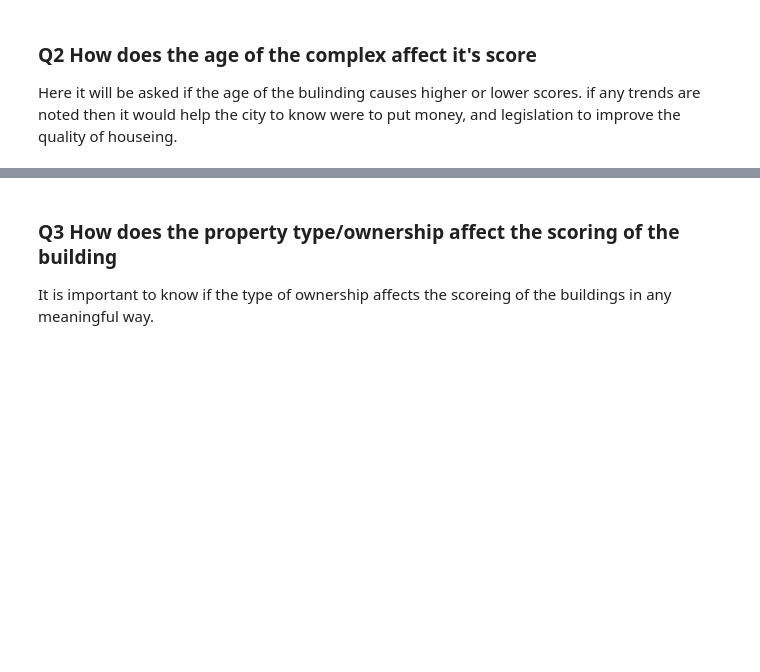
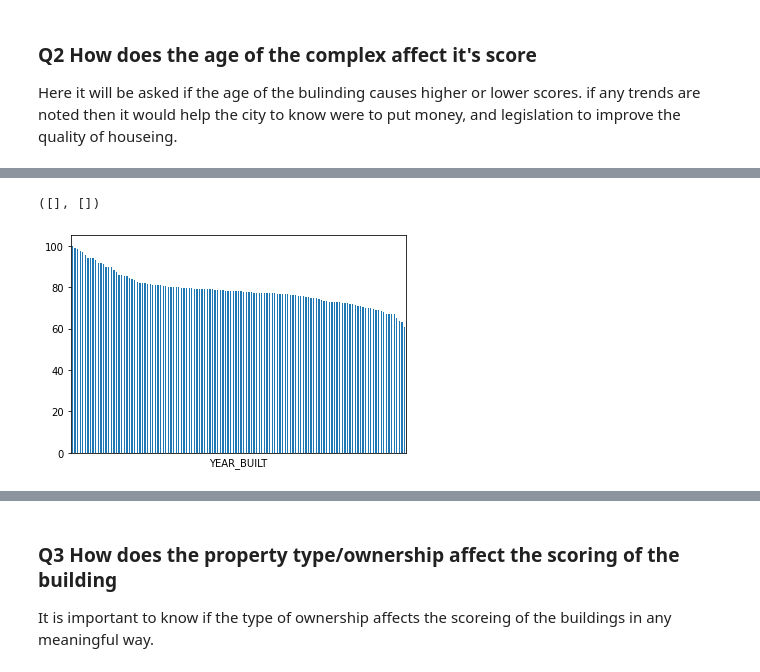
Before and after one commit to Seg-fau1t/CSCI-2000U-Final-Project-Group-6, a Jupyter notebook: My Work/Project-Group-6-Proposal.ipynb, the cells around one changed output, grey strips where cells are left out. Cells and saved outputs as stored; diff of their text form; code cells hidden in the pictures; blank space fills up the shorter version.

```diff
--- a/My Work/Project-Group-6-Proposal.ipynb
+++ b/My Work/Project-Group-6-Proposal.ipynb
@@ -291,3 +376,7 @@ Seeing as the city is broken down into many wards it is a simple question to see
 ### Q2 How does the age of the complex affect it's score
 
 Here it will be asked if the age of the bulinding causes higher or lower scores. if any trends are noted then it would help the city to know were to put money, and legislation to improve the quality of houseing.
+# %%
+age_score = most_recent_reports(df).groupby('YEAR_BUILT').mean()['SCORE'].sort_values(ascending=False)
+
+age_score
@@ -293,0 +401,6 @@ Here it will be asked if the age of the bulinding causes higher or lower scores.
+# %%
+age_score.plot(kind='bar');
+plt.xticks([])
+# %% [output]
+([], [])
+[figure, added]
```
Also changed, not shown: parts of 24 cells of this notebook.
